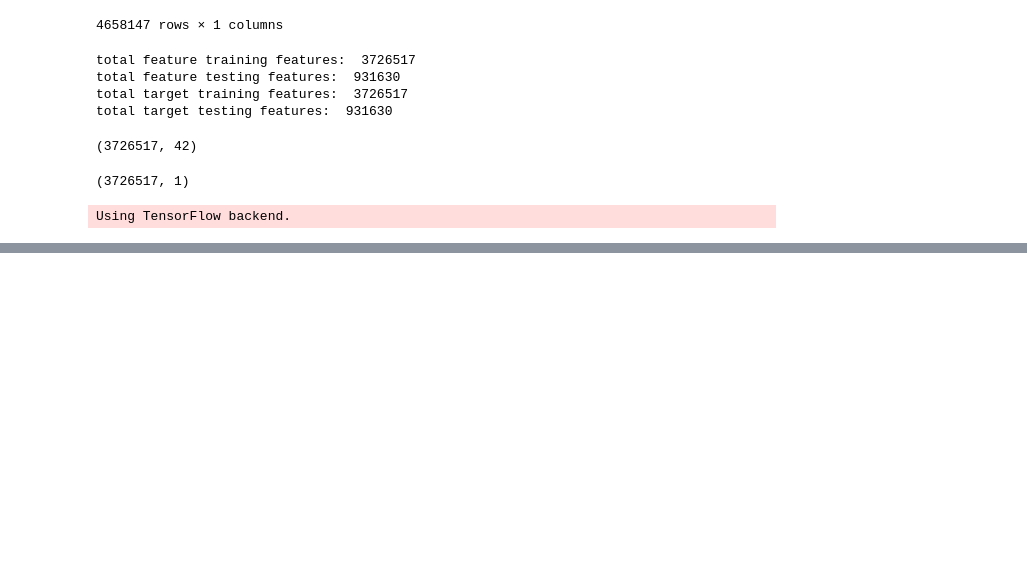
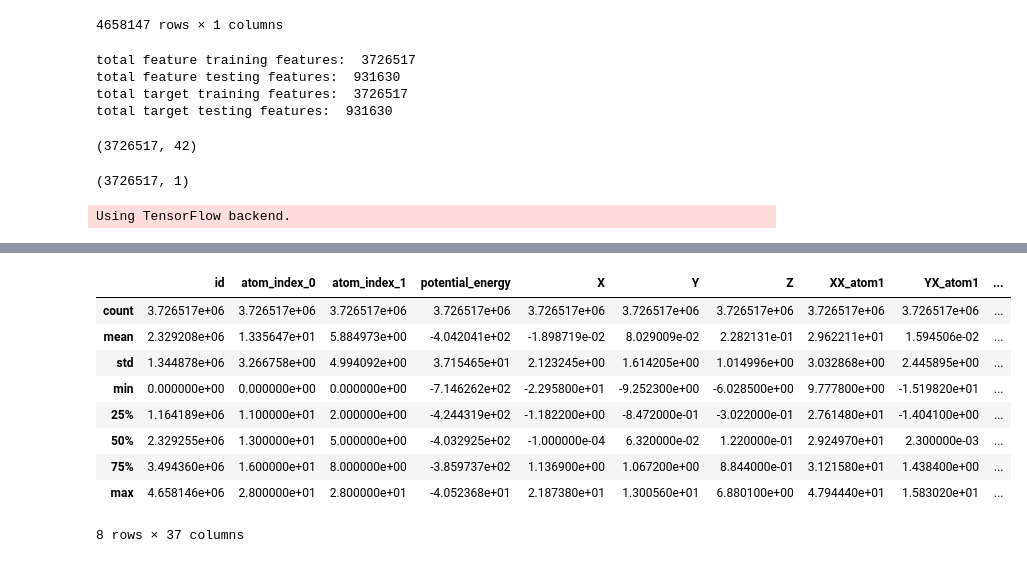
Before and after one commit to imamun93/Molecular_Properties, a Jupyter notebook: dataset.ipynb, the cells around one changed output, grey strips where cells are left out. Drawn from its saved outputs; the diff is of its cells as text; code cells hidden in the pictures; blank space fills up the shorter version.

```diff
--- a/dataset.ipynb
+++ b/dataset.ipynb
@@ -352,0 +391,13 @@ model.add(Dense(1, activation='sigmoid'))
+# %%
+feature_train.describe()
+# %% [output]
+|  | id | atom_index_0 | atom_index_1 | potential_energy | X | Y | Z | XX_atom1 | YX_atom1 | ... |
+| count | 3.726517e+06 | 3.726517e+06 | 3.726517e+06 | 3.726517e+06 | 3.726517e+06 | 3.726517e+06 | 3.726517e+06 | 3.726517e+06 | 3.726517e+06 | ... |
+| mean | 2.329208e+06 | 1.335647e+01 | 5.884973e+00 | -4.042041e+02 | -1.898719e-02 | 8.029009e-02 | 2.282131e-01 | 2.962211e+01 | 1.594506e-02 | ... |
+| std | 1.344878e+06 | 3.266758e+00 | 4.994092e+00 | 3.715465e+01 | 2.123245e+00 | 1.614205e+00 | 1.014996e+00 | 3.032868e+00 | 2.445895e+00 | ... |
+| min | 0.000000e+00 | 0.000000e+00 | 0.000000e+00 | -7.146262e+02 | -2.295800e+01 | -9.252300e+00 | -6.028500e+00 | 9.777800e+00 | -1.519820e+01 | ... |
+| 25% | 1.164189e+06 | 1.100000e+01 | 2.000000e+00 | -4.244319e+02 | -1.182200e+00 | -8.472000e-01 | -3.022000e-01 | 2.761480e+01 | -1.404100e+00 | ... |
+| 50% | 2.329255e+06 | 1.300000e+01 | 5.000000e+00 | -4.032925e+02 | -1.000000e-04 | 6.320000e-02 | 1.220000e-01 | 2.924970e+01 | 2.300000e-03 | ... |
+| 75% | 3.494360e+06 | 1.600000e+01 | 8.000000e+00 | -3.859737e+02 | 1.136900e+00 | 1.067200e+00 | 8.844000e-01 | 3.121580e+01 | 1.438400e+00 | ... |
+| max | 4.658146e+06 | 2.800000e+01 | 2.800000e+01 | -4.052368e+01 | 2.187380e+01 | 1.300560e+01 | 6.880100e+00 | 4.794440e+01 | 1.583020e+01 | ... |
+8 rows × 37 columns
```
Also changed, not shown: parts of 7 cells of this notebook.
